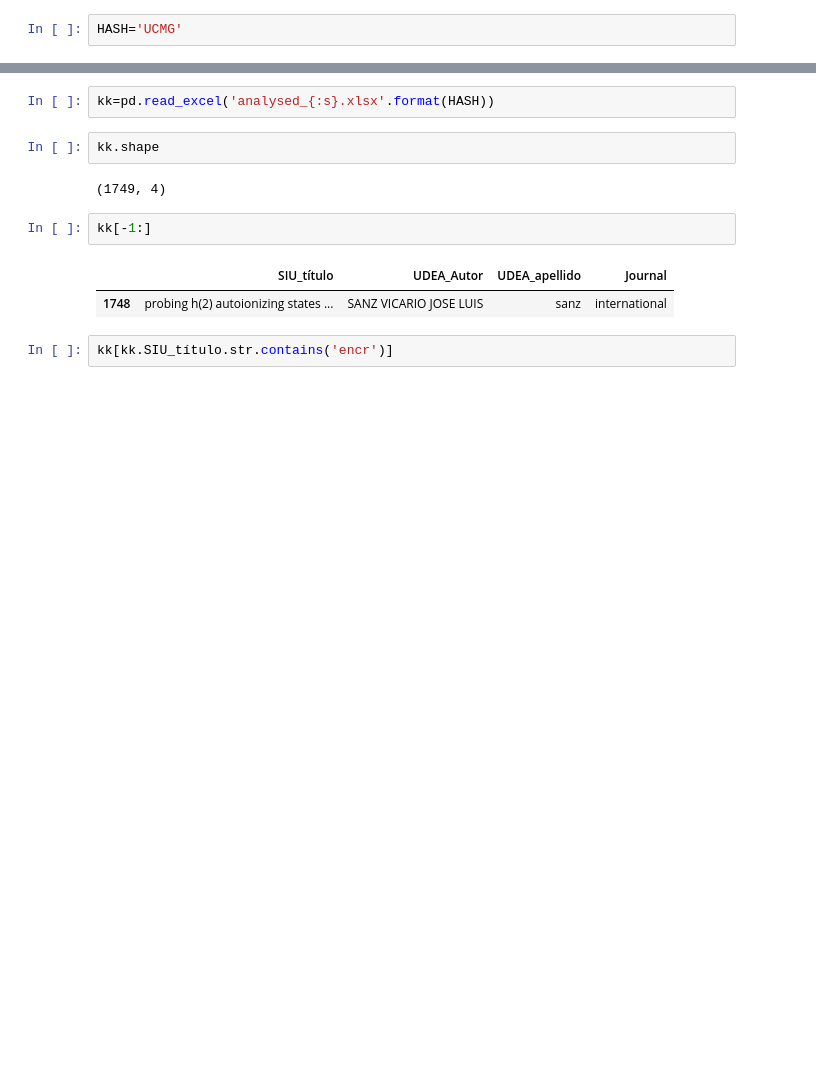
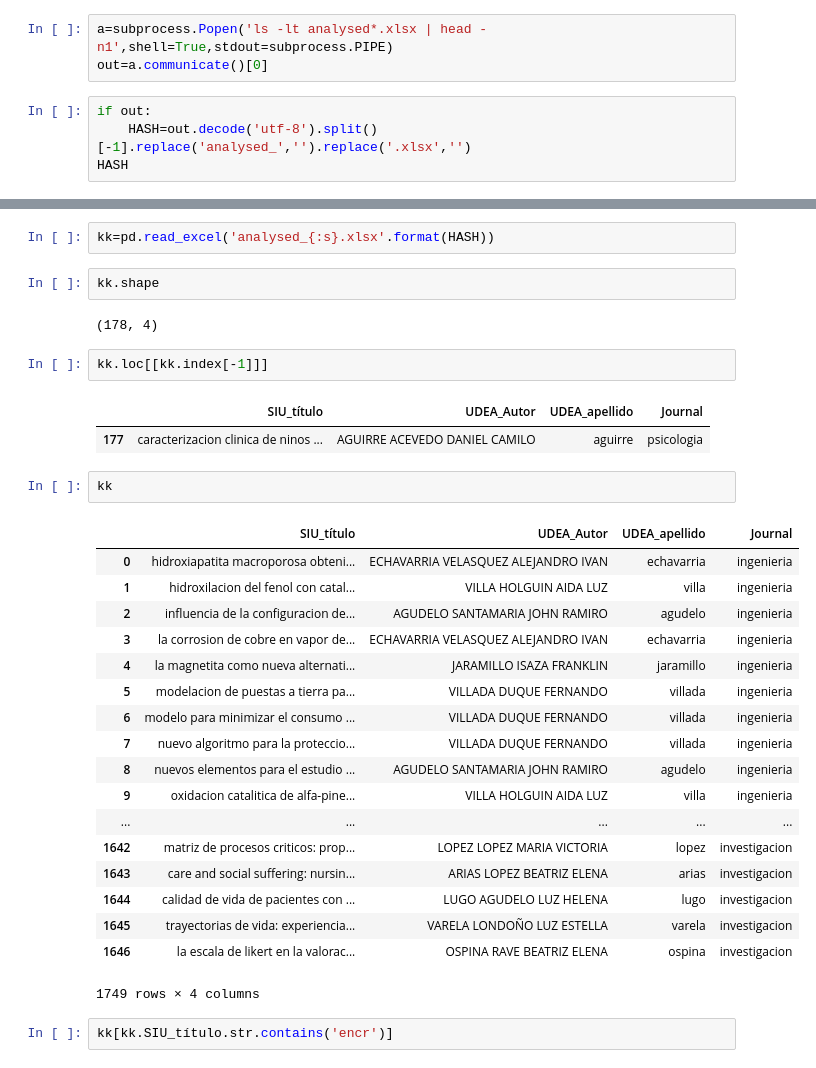
Before and after one commit to restrepo/run_firefox_from_jupyter, a Jupyter notebook: test.ipynb, the cells around one changed output, grey strips where cells are left out. Saved outputs shown, nothing was run; the diff lists cells and outputs as text; blank space fills up the shorter version.

```diff
--- a/test.ipynb
+++ b/test.ipynb
@@ -12,2 +9,7 @@ ls -lt analysed*.xlsx | head -n1
-# %%
-HASH='UCMG'
+# %%
+a=subprocess.Popen('ls -lt analysed*.xlsx | head -n1',shell=True,stdout=subprocess.PIPE)
+out=a.communicate()[0]
+# %%
+if out:
+    HASH=out.decode('utf-8').split()[-1].replace('analysed_','').replace('.xlsx','')
+HASH
@@ -53,12 +57,33 @@ kk=pd.read_excel('analysed_{:s}.xlsx'.format(HASH))
 # %%
 kk.shape
 # %% [output]
-(1749, 4)
+(178, 4)
+# %%
+kk.loc[[kk.index[-1]]]
+# %% [output]
+|  | SIU_título | UDEA_Autor | UDEA_apellido | Journal |
+| 177 | caracterizacion clinica de ninos ... | AGUIRRE ACEVEDO DANIEL CAMILO | aguirre | psicologia |
 # %%
-kk[-1:]
+kk
 # %% [output]
 |  | SIU_título | UDEA_Autor | UDEA_apellido | Journal |
-| 1748 | probing h(2) autoionizing states ... | SANZ VICARIO JOSE LUIS | sanz | international |
+| 0 | hidroxiapatita macroporosa obteni... | ECHAVARRIA VELASQUEZ ALEJANDRO IVAN | echavarria | ingenieria |
+| 1 | hidroxilacion del fenol con catal... | VILLA HOLGUIN AIDA LUZ | villa | ingenieria |
+| 2 | influencia de la configuracion de... | AGUDELO SANTAMARIA JOHN RAMIRO | agudelo | ingenieria |
+| 3 | la corrosion de cobre en vapor de... | ECHAVARRIA VELASQUEZ ALEJANDRO IVAN | echavarria | ingenieria |
+| 4 | la magnetita como nueva alternati... | JARAMILLO ISAZA FRANKLIN | jaramillo | ingenieria |
+| 5 | modelacion de puestas a tierra pa... | VILLADA DUQUE FERNANDO | villada | ingenieria |
+| 6 | modelo para minimizar el consumo ... | VILLADA DUQUE FERNANDO | villada | ingenieria |
+| 7 | nuevo algoritmo para la proteccio... | VILLADA DUQUE FERNANDO | villada | ingenieria |
+| 8 | nuevos elementos para el estudio ... | AGUDELO SANTAMARIA JOHN RAMIRO | agudelo | ingenieria |
+| 9 | oxidacion catalitica de alfa-pine... | VILLA HOLGUIN AIDA LUZ | villa | ingenieria |
+| ... | ... | ... | ... | ... |
+| 1642 | matriz de procesos criticos: prop... | LOPEZ LOPEZ MARIA VICTORIA | lopez | investigacion |
+| 1643 | care and social suffering: nursin... | ARIAS LOPEZ BEATRIZ ELENA | arias | investigacion |
+| 1644 | calidad de vida de pacientes con ... | LUGO AGUDELO LUZ HELENA | lugo | investigacion |
+| 1645 | trayectorias de vida: experiencia... | VARELA LONDOÑO LUZ ESTELLA | varela | investigacion |
+| 1646 | la escala de likert en la valorac... | OSPINA RAVE BEATRIZ ELENA | ospina | investigacion |
+1749 rows × 4 columns
 # %%
 kk[kk.SIU_título.str.contains('encr')]
 # %% [output]
```
Also changed, not shown: parts of 6 cells of this notebook, 1 other file.
